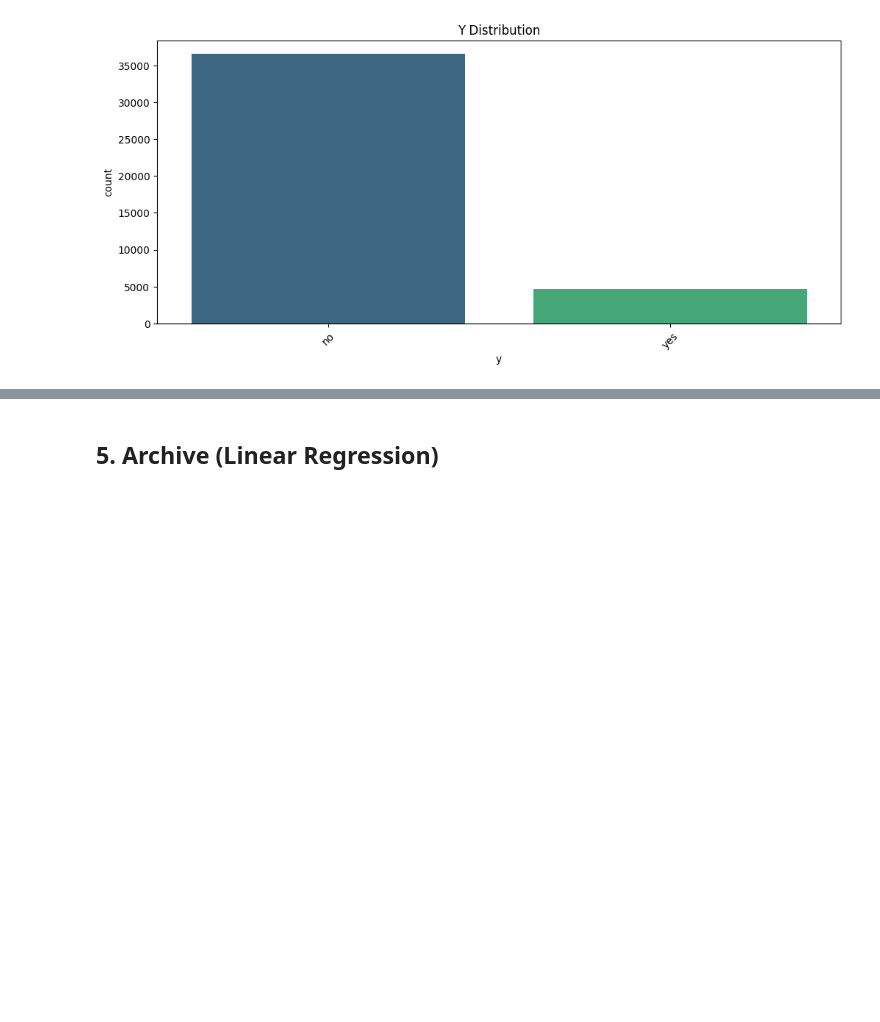
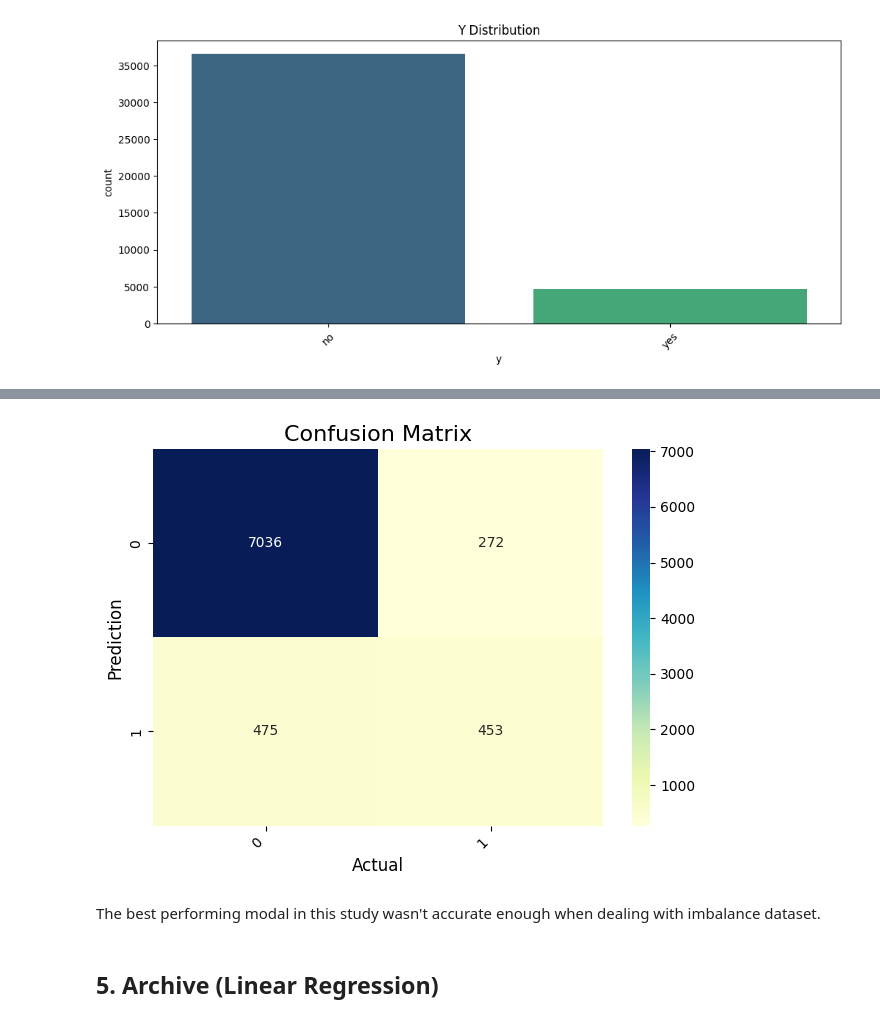
Before and after one commit to flynn-ky-t2/kaggle_f., a Jupyter notebook: bank-marketing-coding-practice.ipynb, the cells around one changed output, grey strips where cells are left out. Cells and saved outputs as stored; diff of their text form; code cells hidden in the pictures; blank space fills up the shorter version.

```diff
--- a/bank-marketing-coding-practice.ipynb
+++ b/bank-marketing-coding-practice.ipynb
@@ -930,0 +1281,3 @@ from sklearn.metrics import accuracy_score
+# %%
+ml_marketing_prep = ml_marketing_prep.drop(['age', 'nr_employed'], axis=1)
+ml_marketing_prep.info()
@@ -930,0 +1319,5 @@ from sklearn.metrics import accuracy_score
+# %%
+X = ml_marketing_prep.drop('encoded_y', axis = 1)
+y = ml_marketing_prep['encoded_y']
+
+print(f'x shape: {X.shape} | y shape: {y.shape}')
@@ -931,7 +1344,4 @@ from sklearn.metrics import accuracy_score
 # %%
-X = marketing_cleaned.drop('y', axis = 1)
-y = marketing_cleaned['y']
-
-X_train, X_test, y_train, y_test = train_test_split(X, y, test_size=0.30,
+X_train, X_test, y_train, y_test = train_test_split(X, y, test_size=0.20,
                                                     stratify = y,
-                                                    random_state=2022)
+                                                    random_state=42)
@@ -937,0 +1373,15 @@ X_train, X_test, y_train, y_test = train_test_split(X, y, test_size=0.30,
+# %%
+# Create RF classifier
+dt_classifier = RandomForestClassifier()
+dt_classifier.fit(X_train, y_train)
+
+# Make predictions
+y_pred = dt_classifier.predict(X_test)
+
+# Calculate accuracy
+accuracy = accuracy_score(y_test, y_pred)
+print(f"Classification Accuracy: {accuracy:.4f}")
+
+# Print classification report
+print("\nClassification Report:")
+print(classification_report(y_test, y_pred))
@@ -938,3 +1400,21 @@ X_train, X_test, y_train, y_test = train_test_split(X, y, test_size=0.30,
+# %%
+# Plot the Confusion Matrix in a Heatmap
+cm = confusion_matrix(y_test, y_pred)
+# Get Unique ‘Class’ Labels
+class_labels = ml_marketing_prep['encoded_y'].unique()
+sns.heatmap(cm, annot=True, fmt='d', cmap='YlGnBu', xticklabels=class_labels, yticklabels=class_labels)
+# Rotate x-axis Labels by 45 Degrees for Better Readability
+plt.xticks(rotation=45, ha='right')
+plt.ylabel('Prediction',fontsize=12)
+plt.xlabel('Actual',fontsize=12)
+plt.title('Confusion Matrix',fontsize=16)
+# Adjust the Plot to Ensure All Labels are Visible
+plt.tight_layout()
+plt.show()
+# %% [output]
+[figure, added]
+# %% [markdown]
+The best performing modal in this study wasn't accurate enough when dealing with imbalance dataset.
 # %% [markdown]
 ## 5. Archive (Linear Regression)
 # %%
```
Also changed, not shown: parts of 65 cells of this notebook.
